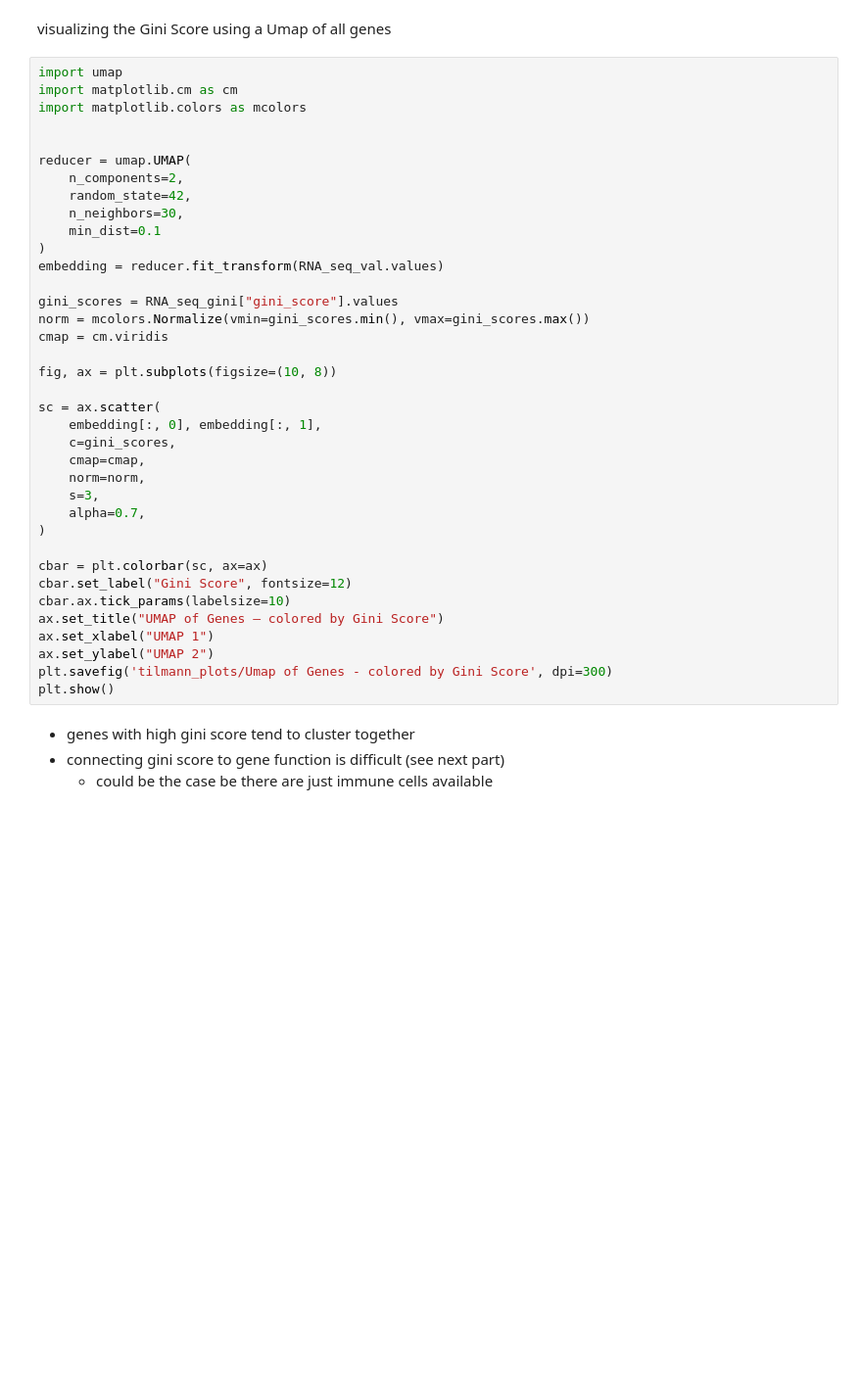
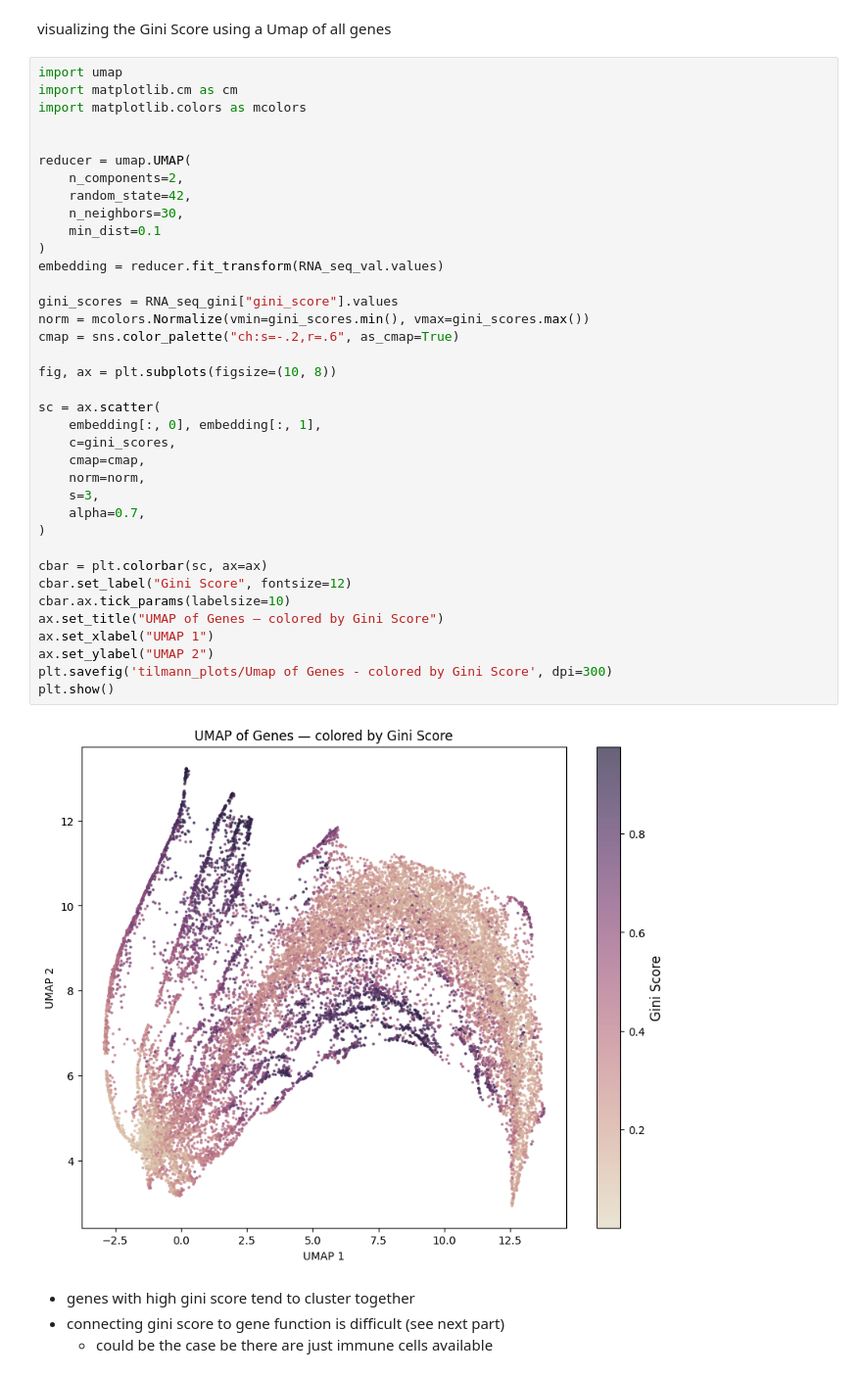
Before and after one commit to datascience-mobi-2026/topic04_team03, a Jupyter notebook: jupyter_tilmann_2.ipynb, the cells around one changed output. Shown at 98% size. Saved outputs shown, nothing was run; the diff lists cells and outputs as text; blank space fills up the shorter version.

```diff
--- a/jupyter_tilmann_2.ipynb
+++ b/jupyter_tilmann_2.ipynb
@@ -736,34 +768,36 @@ import matplotlib.colors as mcolors
 reducer = umap.UMAP(
     n_components=2,
     random_state=42,
     n_neighbors=30,
     min_dist=0.1
 )
 embedding = reducer.fit_transform(RNA_seq_val.values)
 
 gini_scores = RNA_seq_gini["gini_score"].values
 norm = mcolors.Normalize(vmin=gini_scores.min(), vmax=gini_scores.max())
-cmap = cm.viridis
+cmap = sns.color_palette("ch:s=-.2,r=.6", as_cmap=True)
 
 fig, ax = plt.subplots(figsize=(10, 8))
 
 sc = ax.scatter(
     embedding[:, 0], embedding[:, 1],
     c=gini_scores,
     cmap=cmap,
     norm=norm,
     s=3,
     alpha=0.7,
 )
 
 cbar = plt.colorbar(sc, ax=ax)
 cbar.set_label("Gini Score", fontsize=12)
 cbar.ax.tick_params(labelsize=10)
 ax.set_title("UMAP of Genes — colored by Gini Score")
 ax.set_xlabel("UMAP 1")
 ax.set_ylabel("UMAP 2")
 plt.savefig('tilmann_plots/Umap of Genes - colored by Gini Score', dpi=300)
 plt.show()
+# %% [output]
+[figure, added]
 # %% [markdown]
 - genes with high gini score tend to cluster together
 - connecting gini score to gene function is difficult (see next part)
```
Also changed, not shown: parts of 23 cells of this notebook, 7 other files.
